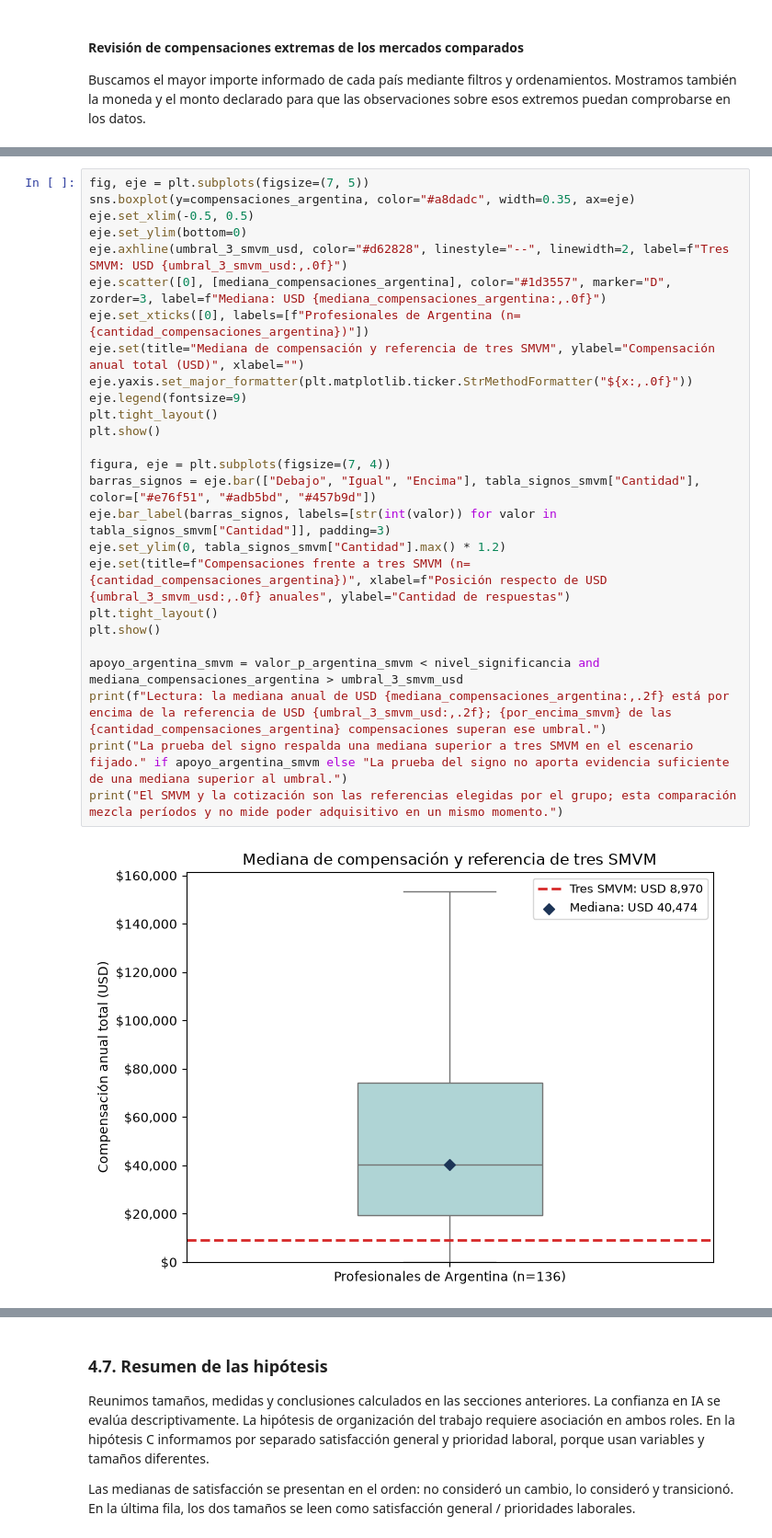
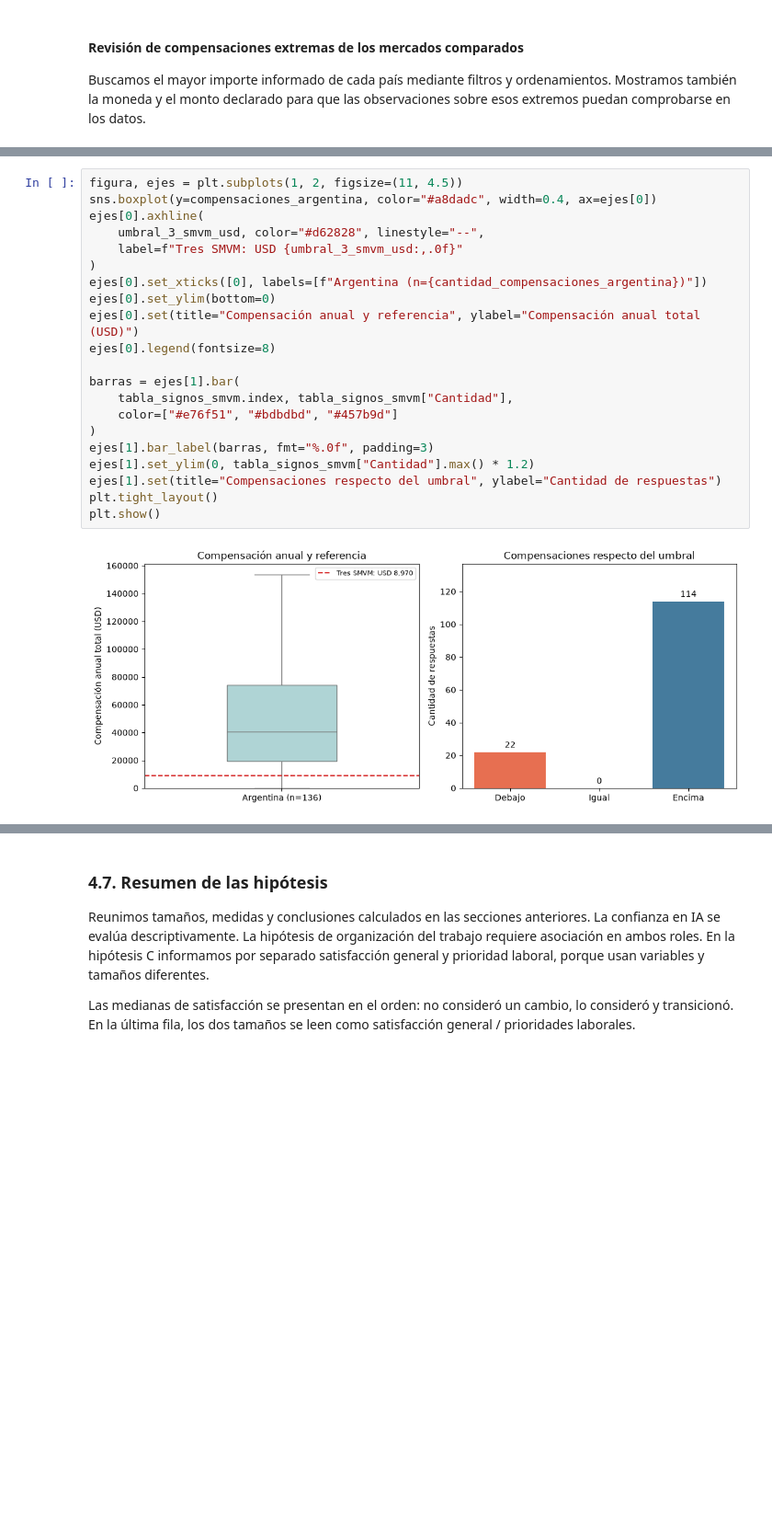
Before and after one commit to FausGiun/Fudamentos, a Jupyter notebook: tp_especial.ipynb, the cells around one changed output, grey strips where cells are left out. Shown at 92% size. Saved outputs shown, nothing was run; the diff lists cells and outputs as text; blank space fills up the shorter version.

```diff
--- a/tp_especial.ipynb
+++ b/tp_especial.ipynb
@@ -1307,28 +1775,23 @@ Control sin el máximo: mediana USD 40,000.00; p <0,001. El análisis principal
 # %%
-fig, eje = plt.subplots(figsize=(7, 5))
-sns.boxplot(y=compensaciones_argentina, color="#a8dadc", width=0.35, ax=eje)
-eje.set_xlim(-0.5, 0.5)
-eje.set_ylim(bottom=0)
-eje.axhline(umbral_3_smvm_usd, color="#d62828", linestyle="--", linewidth=2, label=f"Tres SMVM: USD {umbral_3_smvm_usd:,.0f}")
-eje.scatter([0], [mediana_compensaciones_argentina], color="#1d3557", marker="D", zorder=3, label=f"Mediana: USD {mediana_compensaciones_argentina:,.0f}")
-eje.set_xticks([0], labels=[f"Profesionales de Argentina (n={cantidad_compensaciones_argentina})"])
-eje.set(title="Mediana de compensación y referencia de tres SMVM", ylabel="Compensación anual total (USD)", xlabel="")
-eje.yaxis.set_major_formatter(plt.matplotlib.ticker.StrMethodFormatter("${x:,.0f}"))
-eje.legend(fontsize=9)
+figura, ejes = plt.subplots(1, 2, figsize=(11, 4.5))
+sns.boxplot(y=compensaciones_argentina, color="#a8dadc", width=0.4, ax=ejes[0])
+ejes[0].axhline(
+    umbral_3_smvm_usd, color="#d62828", linestyle="--",
+    label=f"Tres SMVM: USD {umbral_3_smvm_usd:,.0f}"
+)
+ejes[0].set_xticks([0], labels=[f"Argentina (n={cantidad_compensaciones_argentina})"])
+ejes[0].set_ylim(bottom=0)
+ejes[0].set(title="Compensación anual y referencia", ylabel="Compensación anual total (USD)")
+ejes[0].legend(fontsize=8)
+
+barras = ejes[1].bar(
+    tabla_signos_smvm.index, tabla_signos_smvm["Cantidad"],
+    color=["#e76f51", "#bdbdbd", "#457b9d"]
+)
+ejes[1].bar_label(barras, fmt="%.0f", padding=3)
+ejes[1].set_ylim(0, tabla_signos_smvm["Cantidad"].max() * 1.2)
+ejes[1].set(title="Compensaciones respecto del umbral", ylabel="Cantidad de respuestas")
 plt.tight_layout()
 plt.show()
-
-figura, eje = plt.subplots(figsize=(7, 4))
-barras_signos = eje.bar(["Debajo", "Igual", "Encima"], tabla_signos_smvm["Cantidad"], color=["#e76f51", "#adb5bd", "#457b9d"])
-eje.bar_label(barras_signos, labels=[str(int(valor)) for valor in tabla_signos_smvm["Cantidad"]], padding=3)
-eje.set_ylim(0, tabla_signos_smvm["Cantidad"].max() * 1.2)
-eje.set(title=f"Compensaciones frente a tres SMVM (n={cantidad_compensaciones_argentina})", xlabel=f"Posición respecto de USD {umbral_3_smvm_usd:,.0f} anuales", ylabel="Cantidad de respuestas")
-plt.tight_layout()
-plt.show()
-
-apoyo_argentina_smvm = valor_p_argentina_smvm < nivel_significancia and mediana_compensaciones_argentina > umbral_3_smvm_usd
-print(f"Lectura: la mediana anual de USD {mediana_compensaciones_argentina:,.2f} está por encima de la referencia de USD {umbral_3_smvm_usd:,.2f}; {por_encima_smvm} de las {cantidad_compensaciones_argentina} compensaciones superan ese umbral.")
-print("La prueba del signo respalda una mediana superior a tres SMVM en el escenario fijado." if apoyo_argentina_smvm else "La prueba del signo no aporta evidencia suficiente de una mediana superior al umbral.")
-print("El SMVM y la cotización son las referencias elegidas por el grupo; esta comparación mezcla períodos y no mide poder adquisitivo en un mismo momento.")
 # %% [output]
-[figure, old version]
+[figure, new version]
```
Also changed, not shown: parts of 72 cells of this notebook.
